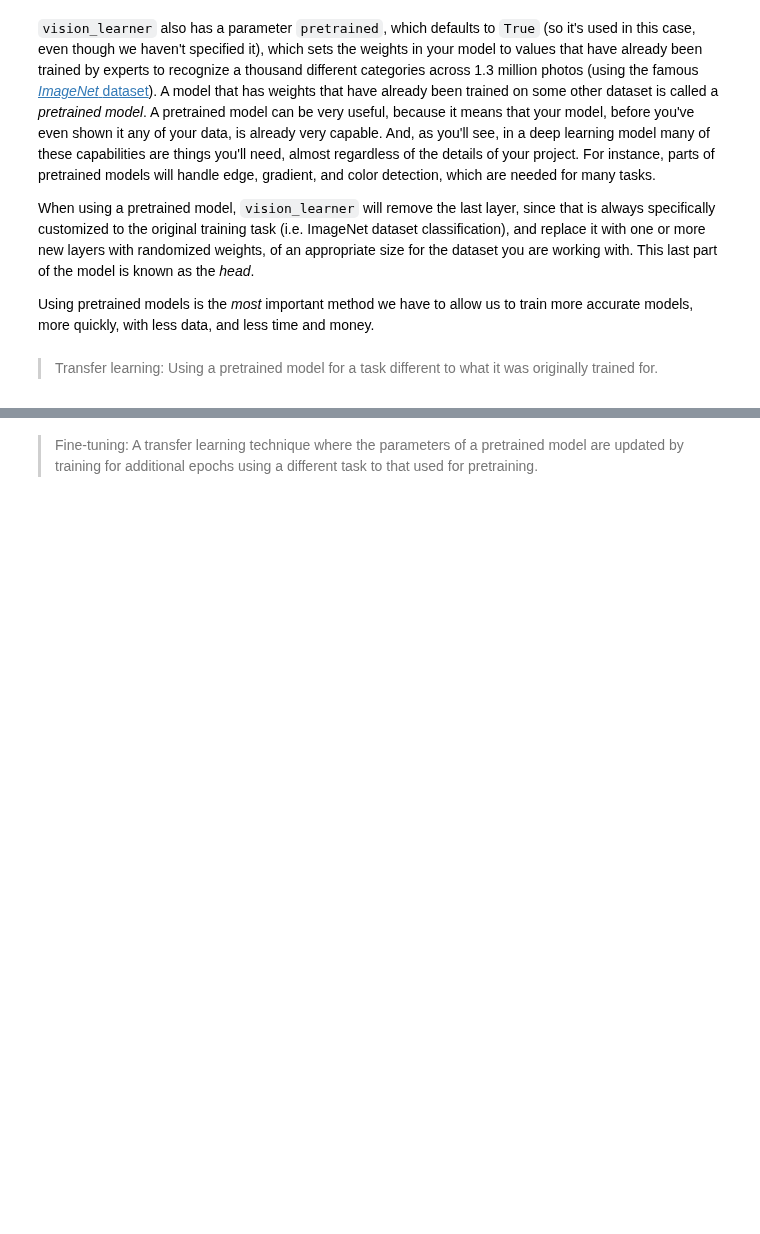
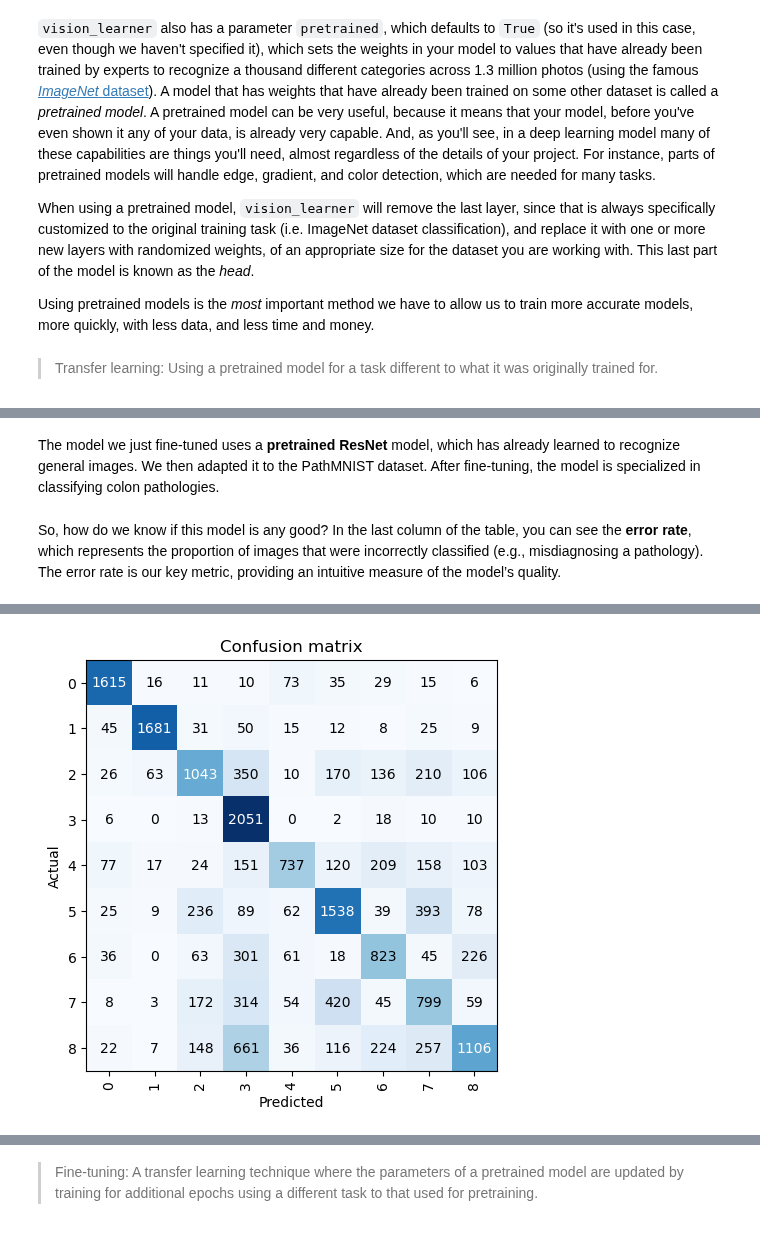
Before and after one commit to bmandracchia/ML4BD, a Jupyter notebook: chapters/21_neural networks.ipynb, the cells around one changed output, grey strips where cells are left out. Drawn from its saved outputs; the diff is of its cells as text; code cells hidden in the pictures; blank space fills up the shorter version.

```diff
--- a/chapters/21_neural networks.ipynb
+++ b/chapters/21_neural networks.ipynb
@@ -113,5 +81,0 @@ uploader = SimpleNamespace(data = ['images/chapter1_cat_example.jpg'])
-# %%
-img = PILImage.create(uploader.data[0])
-is_cat,_,probs = learn.predict(img)
-print(f"Is this a cat?: {is_cat}.")
-print(f"Probability it's a cat: {probs[1].item():.6f}")
@@ -216,0 +237,11 @@ Using pretrained models is the *most* important method we have to allow us to tr
+# %% [markdown]
+
+
+The model we just fine-tuned uses a **pretrained ResNet** model, which has already learned to recognize general images. We then adapted it to the PathMNIST dataset. After fine-tuning, the model is specialized in classifying colon pathologies.
+# %% [markdown]
+So, how do we know if this model is any good? In the last column of the table, you can see the **error rate**, which represents the proportion of images that were incorrectly classified (e.g., misdiagnosing a pathology). The error rate is our key metric, providing an intuitive measure of the model’s quality.
+# %%
+# Evaluate the model
+interp = ClassificationInterpretation.from_learner(learn)
+interp.plot_confusion_matrix()
+# %% [output]
@@ -216,0 +250 @@ Using pretrained models is the *most* important method we have to allow us to tr
+[figure, added]
```
Also changed, not shown: parts of 113 cells of this notebook.
